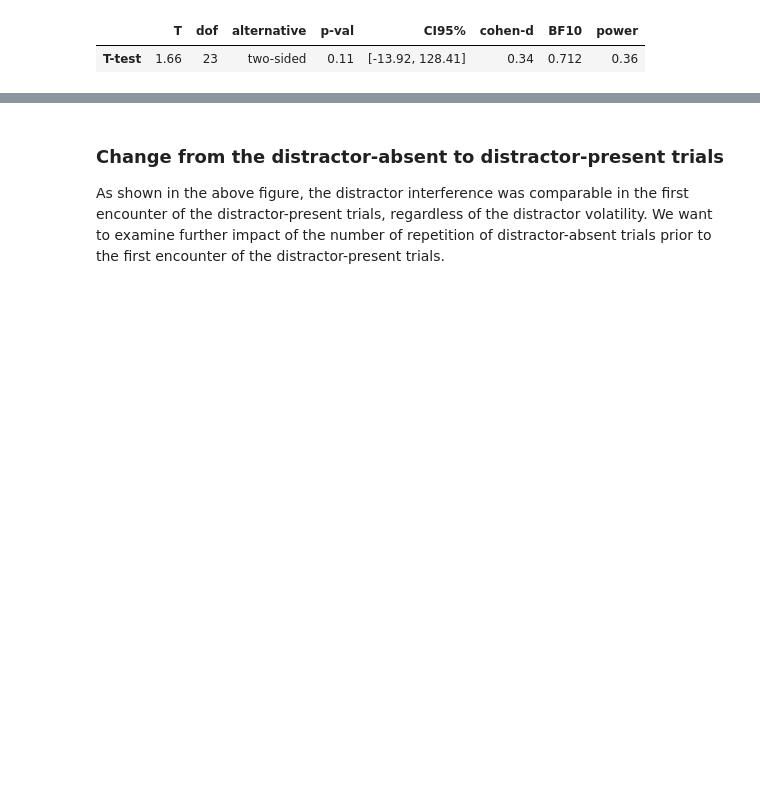
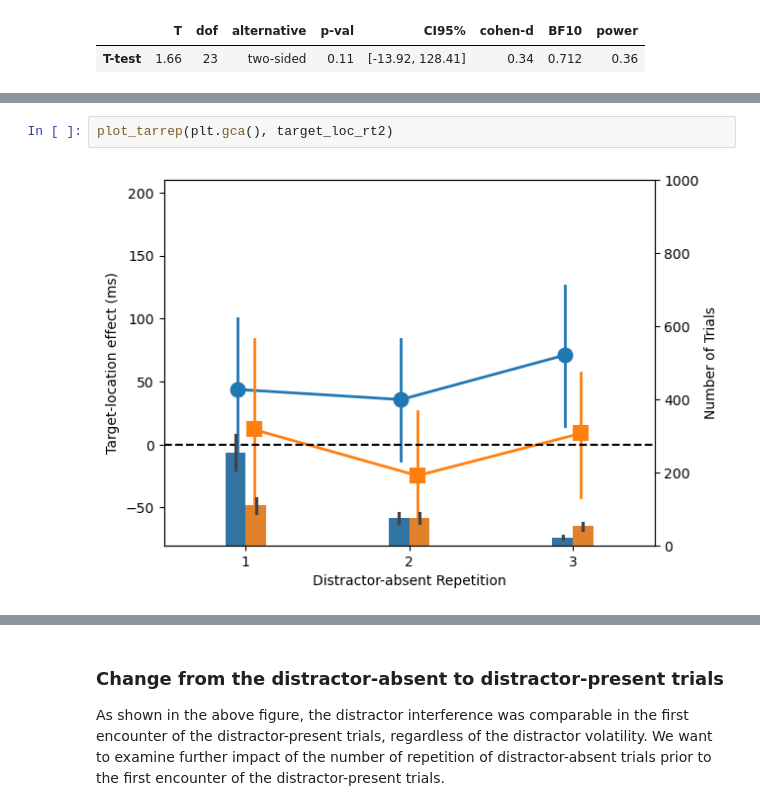
Before and after one commit to msenselab/statistical_learning_with_volatility, a Jupyter notebook: behavior_analysis.ipynb, the cells around one changed output, grey strips where cells are left out. Cells and saved outputs as stored; diff of their text form; blank space fills up the shorter version.

```diff
--- a/behavior_analysis.ipynb
+++ b/behavior_analysis.ipynb
@@ -722,2 +754,6 @@ pg.multicomp([0.67, 0.01], method='bonf')
+# %%
+plot_tarrep(plt.gca(), target_loc_rt2)
+# %% [output]
+[figure, added]
 # %%
 # combine plot_nrep, plot_pcue, plot_disrep, and plot_tarrep into one figure, adding a, b, c, d to each plot
```
Also changed, not shown: parts of 11 cells of this notebook, 4 other files.
